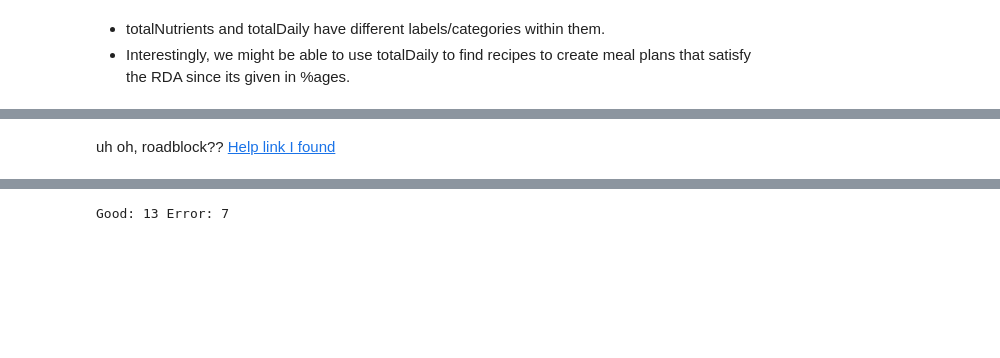
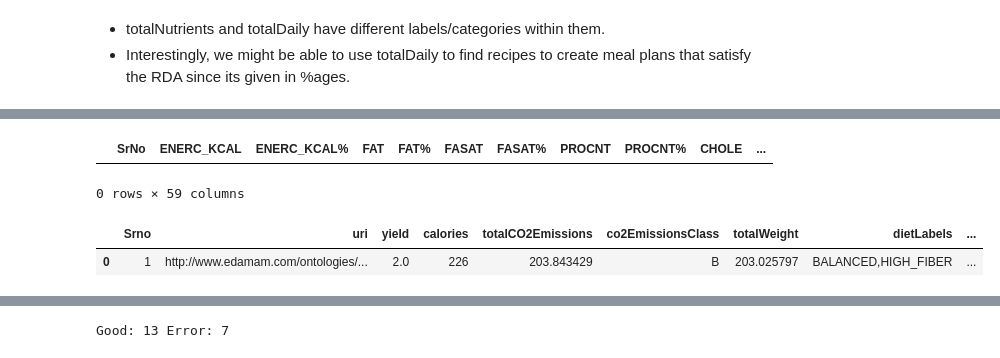
Before and after one commit to Sayed-Afnan-Khazi/cd-proj-demo-prod, a Jupyter notebook: dev.ipynb, the cells around one changed output, grey strips where cells are left out. Saved outputs shown, nothing was run; the diff lists cells and outputs as text; code cells hidden in the pictures; blank space fills up the shorter version.

```diff
--- a/dev.ipynb
+++ b/dev.ipynb
@@ -578,2 +529,0 @@ Erroneous recipe: ['1 cup Tindora (Dondakaya/ Kovakkai) - finely chopped', '1 te
-# %% [markdown]
-uh oh, roadblock?? [Help link I found](https://developer.edamam.com/api/faq#:~:text=I%20am%20getting%20a%20555%20error%20(low%20quality)%2C%20why%3F)
@@ -579,0 +533,5 @@ uh oh, roadblock?? [Help link I found](https://developer.edamam.com/api/faq#:~:t
+# %%
+recipeDetailed
+# %% [output]
+|  | SrNo | ENERC_KCAL | ENERC_KCAL% | FAT | FAT% | FASAT | FASAT% | PROCNT | PROCNT% | CHOLE | ... |
+0 rows × 59 columns
@@ -579,0 +563,5 @@ uh oh, roadblock?? [Help link I found](https://developer.edamam.com/api/faq#:~:t
+# %%
+recipeOverview
+# %% [output]
+|  | Srno | uri | yield | calories | totalCO2Emissions | co2EmissionsClass | totalWeight | dietLabels | ... |
+| 0 | 1 | http://www.edamam.com/ontologies/... | 2.0 | 226 | 203.843429 | B | 203.025797 | BALANCED,HIGH_FIBER | ... |
```
Also changed, not shown: parts of 12 cells of this notebook, 4 other files.
